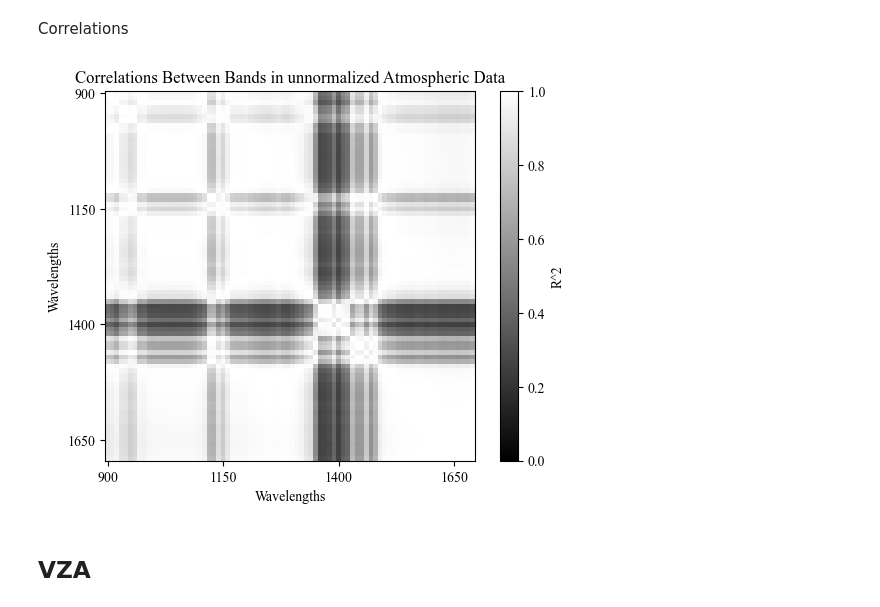
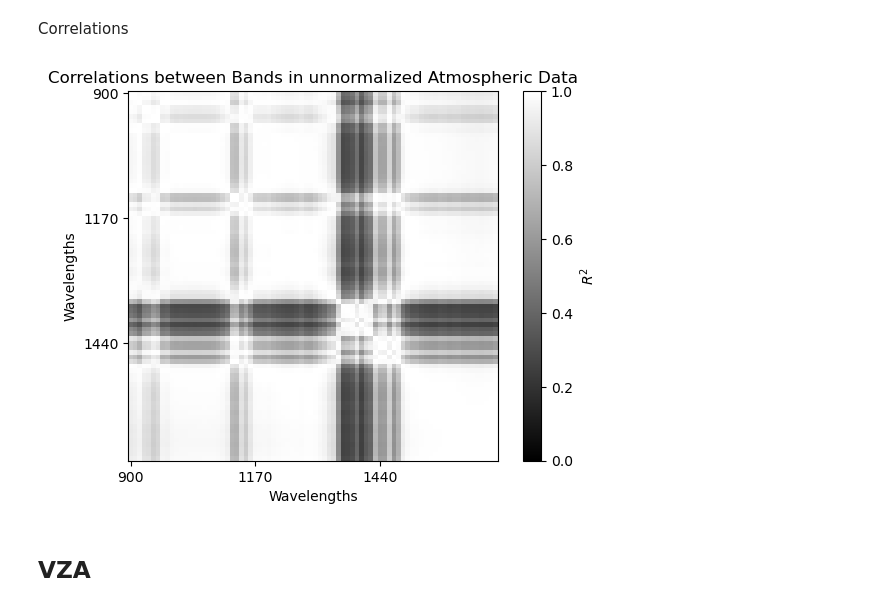
Before and after one commit to utat-ss/FINCH-Science_Unmixing, a Jupyter notebook: runs/characterization/dataset_characterization.ipynb, the cells around one changed output. Saved outputs shown, nothing was run; the diff lists cells and outputs as text; code cells hidden in the pictures.

```diff
--- a/runs/characterization/dataset_characterization.ipynb
+++ b/runs/characterization/dataset_characterization.ipynb
@@ -44,7 +44,7 @@ LAB_DATA = "../../data/useful_columns_data.csv"
 # %% [markdown]
 Open dataset and prepare for operations:
 # %%
-df = helper_functions.open_file(DATA_FILEPATH)
+df = helper_functions.open_file(LAB_DATA)
 # %%
 fractions, nr400to2490 = helper_functions.take_subset(df, start=400, end=2490)
 _, nr900to1700 = helper_functions.take_subset(df, start=900, end=1700)
@@ -487,21 +491,21 @@ for c1 in dataset.columns:
 # %%
 fig, ax = plt.subplots()
 
 img = ax.imshow(correlations, vmin=0, cmap='gray')
 
-ax.set_title("Correlations Between Bands in unnormalized Atmospheric Data")
+ax.set_title("Correlations between Bands in unnormalized Atmospheric Data")
 ax.set_xlabel("Wavelengths")
 ax.set_ylabel("Wavelengths")
-tick_locations = np.arange(0, dataset.shape[1], 25)
+tick_locations = np.arange(0, dataset.shape[1], 27)
 tick_labels = [dataset.columns[i] for i in tick_locations]
 ax.set_xticks(tick_locations, tick_labels)
 ax.set_yticks(tick_locations, tick_labels)
 
-cbar = fig.colorbar(img, ax=ax, label='R^2')
-
+cbar = fig.colorbar(img, ax=ax, label='$R^2$')
+plt.savefig("atmo_data_correlations.svg", format="svg")
 plt.show()
 # %% [output]
-[figure, old version]
+[figure, new version]
 # %% [markdown]
 ## VZA
 # %%
```
Also changed, not shown: parts of 4 cells of this notebook, 2 other files.
